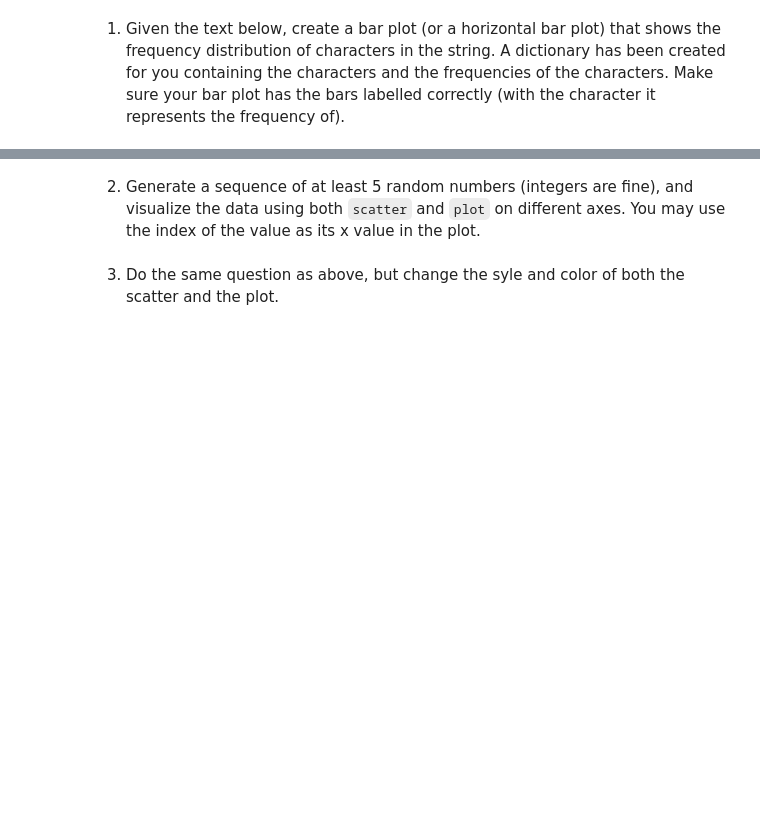
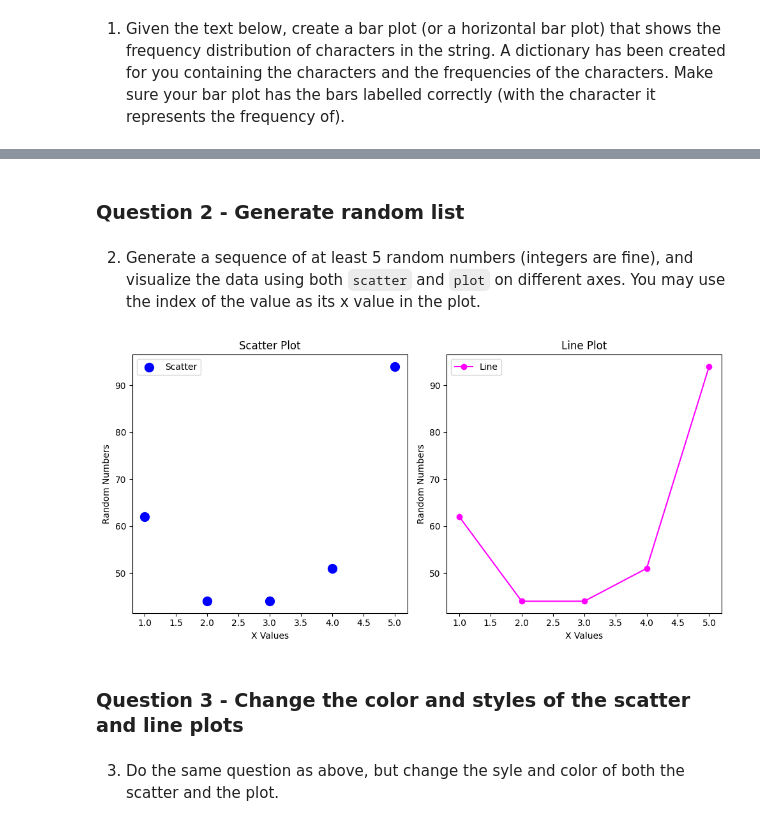
Before and after one commit to Valpal84/WK3-WM-pyplot, a Jupyter notebook: Valerie_pyplot.ipynb, the cells around one changed output, grey strips where cells are left out. Cells and saved outputs as stored; diff of their text form; code cells hidden in the pictures; blank space fills up the shorter version.

```diff
--- a/Valerie_pyplot.ipynb
+++ b/Valerie_pyplot.ipynb
@@ -75,2 +94,4 @@ plt.show()
+# %% [markdown]
+### Question 2 - Generate random list
 # %% [markdown]
 2. Generate a sequence of at least 5 random numbers (integers are fine), and visualize the data using both `scatter` and `plot` on different axes.  You may use the index of the value as its x value in the plot.
@@ -79,2 +98,31 @@ plt.show()
+# %%
+# Generate a list of 5 random numbers
+random_numbers = [randint(1, 100) for _ in range(5)]
+x_values= list(range(1, 6))
+
+# Create subplots-using two different axis
+fig, (ax1, ax2) = plt.subplots(1, 2, figsize=(10, 5))
+
+# Scatter plot on the first axis
+ax1.scatter(x_values, random_numbers, label = 'Scatter', color='blue', s=100)
+ax1.set_title('Scatter Plot')
+ax1.set_xlabel('X Values')
+ax1.set_ylabel('Random Numbers')
+ax1.legend()
+
+# Line plot on the second axis
+ax2.plot(x_values, random_numbers, label = 'Line', color='magenta', linestyle='-', marker='o')
+ax2.set_title('Line Plot')
+ax2.set_xlabel('X Values')
+ax2.set_ylabel('Random Numbers')
+ax2.legend()
+
+# Show the plots
+plt.tight_layout()
+plt.show()
+# %% [output]
+[figure, added]
+# %% [markdown]
+### Question 3 - Change the color and styles of the scatter and line plots
 # %% [markdown]
 3. Do the same question as above, but change the syle and color of both the scatter and the plot.
```
Also changed, not shown: parts of 8 cells of this notebook, 1 other file.
